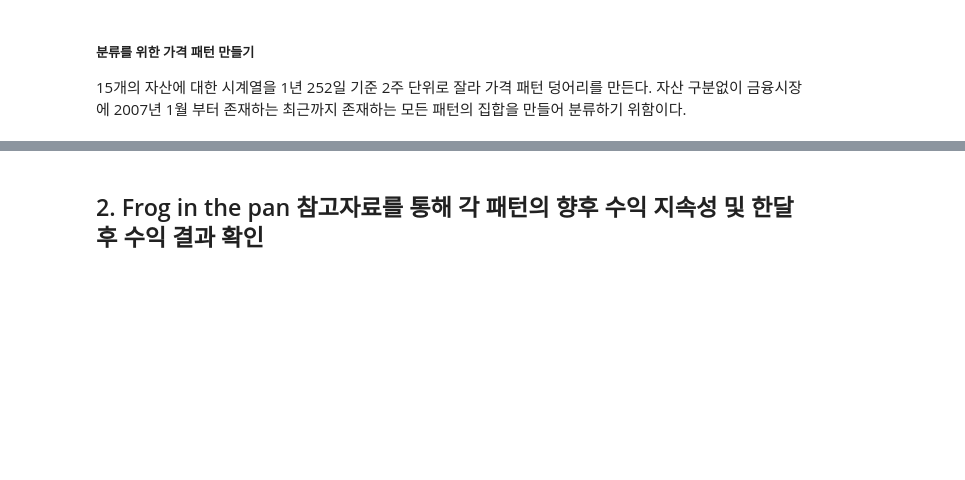
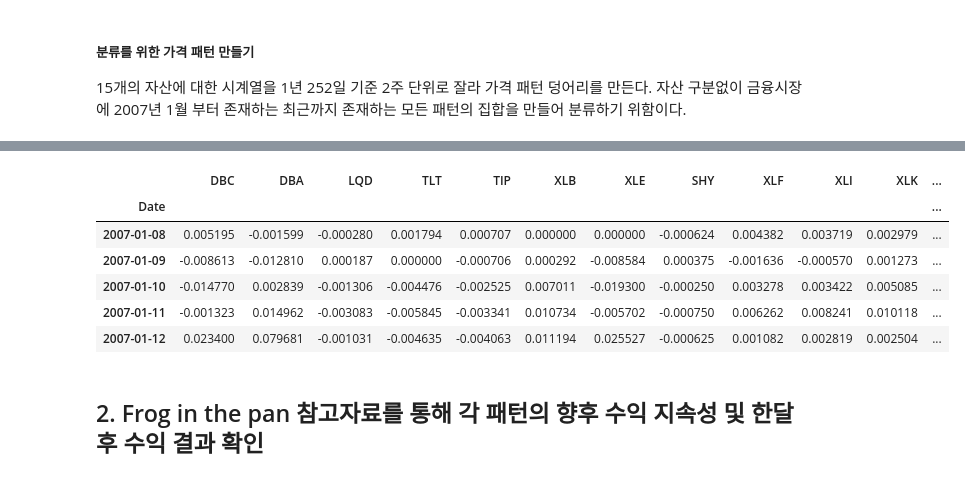
Before and after one commit to wildpieces/price_pattern_analysis_fda, a Jupyter notebook: 01_functional_data_analysis_for_stock_price.ipynb, the cells around one changed output, grey strips where cells are left out. Cells and saved outputs as stored; diff of their text form; code cells hidden in the pictures; blank space fills up the shorter version.

Commit message:
pattern split by week

```diff
--- a/01_functional_data_analysis_for_stock_price.ipynb
+++ b/01_functional_data_analysis_for_stock_price.ipynb
@@ -109,3 +95,26 @@ price_1year.loc[:, ["XLB", "XLY", "SHY", "TLT"]].plot()
+# %%
+# Make price pattern function: get_price
+# def get_price(price_df, n_days):
+
+price_df = dropna_df # original data
+daily_return = price_df.pct_change().dropna()
+
+# split data by 1 year jump to 1 month
+numbers = range(1, 10)
+sequence_of_numbers = [number for number in numbers if (number % 5 in (1, 2))]
+
+split_week = 4*12
+future_week = 4
+jump = 4
+split_seq = [i for i in len(daily_return) if (i % jump == 0)]
+# %% [output]
+|  | DBC | DBA | LQD | TLT | TIP | XLB | XLE | SHY | XLF | XLI | XLK | ... |
+| Date |  |  |  |  |  |  |  |  |  |  |  | ... |
+| 2007-01-08 | 0.005195 | -0.001599 | -0.000280 | 0.001794 | 0.000707 | 0.000000 | 0.000000 | -0.000624 | 0.004382 | 0.003719 | 0.002979 | ... |
+| 2007-01-09 | -0.008613 | -0.012810 | 0.000187 | 0.000000 | -0.000706 | 0.000292 | -0.008584 | 0.000375 | -0.001636 | -0.000570 | 0.001273 | ... |
+| 2007-01-10 | -0.014770 | 0.002839 | -0.001306 | -0.004476 | -0.002525 | 0.007011 | -0.019300 | -0.000250 | 0.003278 | 0.003422 | 0.005085 | ... |
+| 2007-01-11 | -0.001323 | 0.014962 | -0.003083 | -0.005845 | -0.003341 | 0.010734 | -0.005702 | -0.000750 | 0.006262 | 0.008241 | 0.010118 | ... |
+| 2007-01-12 | 0.023400 | 0.079681 | -0.001031 | -0.004635 | -0.004063 | 0.011194 | 0.025527 | -0.000625 | 0.001082 | 0.002819 | 0.002504 | ... |
 # %% [markdown]
 ## 2. Frog in the pan 참고자료를 통해 각 패턴의 향후 수익 지속성 및 한달 후 수익 결과 확인
 # %% [markdown]
```
Also changed, not shown: parts of 1 cell of this notebook.
